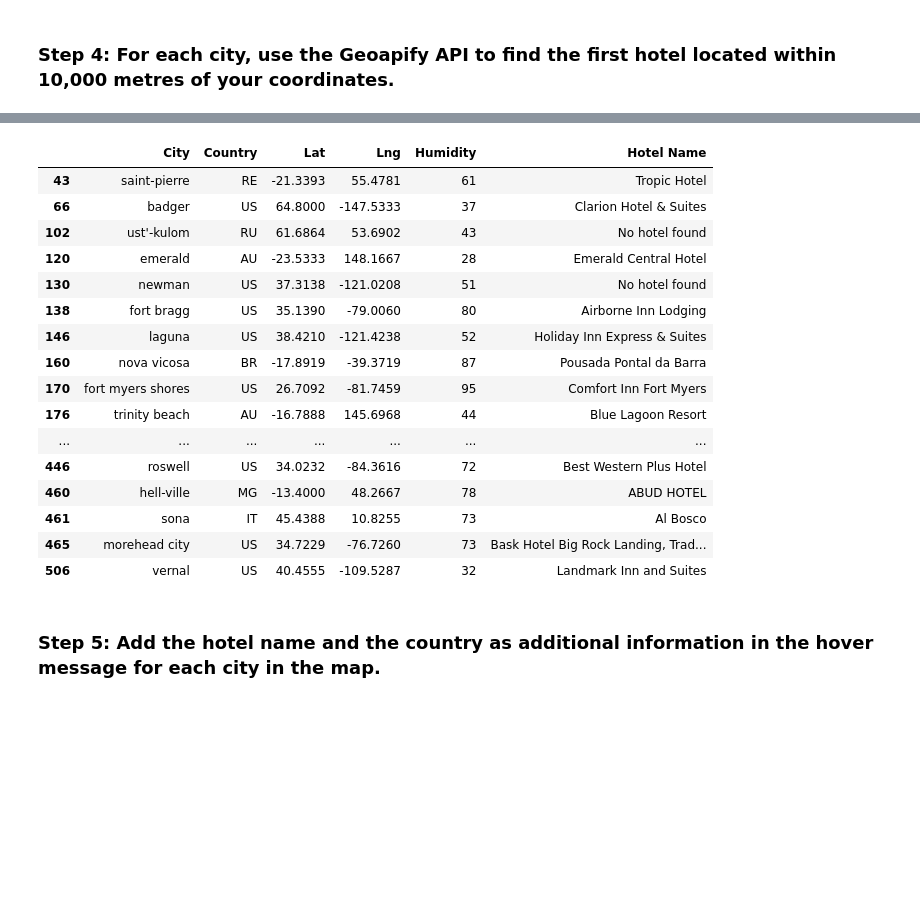
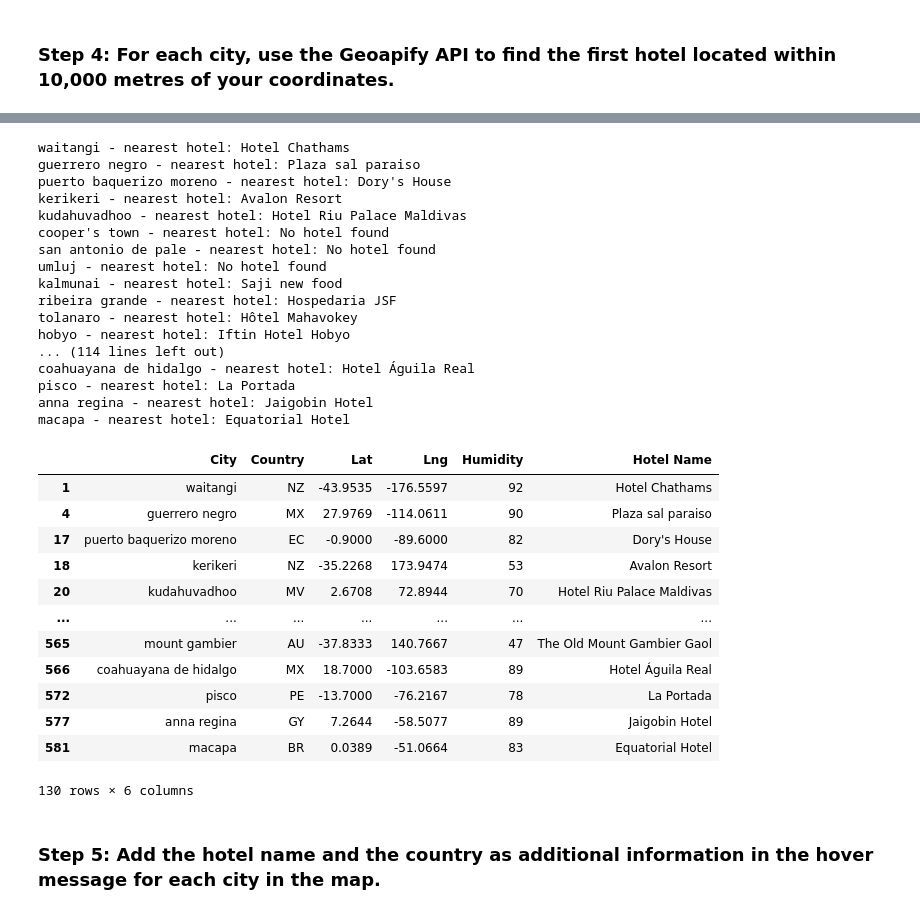
Before and after one commit to Bwjohnson1005/Python_api_challenge, a Jupyter notebook: VacationPy.ipynb, the cells around one changed output, grey strips where cells are left out. Drawn from its saved outputs; the diff is of its cells as text; code cells hidden in the pictures; blank space fills up the shorter version.

```diff
--- a/VacationPy.ipynb
+++ b/VacationPy.ipynb
@@ -48,12 +52,18 @@ city_data_df.head()
 ### Step 2: Narrow down the `city_data_df` DataFrame to find your ideal weather condition
 # %%
 # Narrow down cities that fit criteria and drop any results with null values
-# YOUR CODE HERE
+max_temp = 90
+min_temp = 60
+
+max_clouds = 75
+
+brandons_ideal_spots = city_data_df[(city_data_df['Max Temp'] < max_temp) & (city_data_df['Max Temp'] > min_temp)
+                                    & (city_data_df['Cloudiness'] < max_clouds)]
 
 # Drop any rows with null values
-# YOUR CODE HERE
+brandons_ideal_spots = brandons_ideal_spots.dropna()
 
 # Display sample data
-# YOUR CODE HERE
+brandons_ideal_spots
 # %% [output]
 |  | City_ID | City | Lat | Lng | Max Temp | Humidity | Cloudiness | Wind Speed | Country | Date |
@@ -77,12 +83,12 @@ city_data_df.head()
 ### Step 3: Create a new DataFrame called `hotel_df`.
 # %%
 # Use the Pandas copy function to create DataFrame called hotel_df to store the city, country, coordinates, and humidity
-# YOUR CODE HERE
+hotel_df = brandons_ideal_spots.loc[:,['City','Country',  'Lat', 'Lng', 'Humidity']]
 
 # Add an empty column, "Hotel Name," to the DataFrame so you can store the hotel found using the Geoapify API
-# YOUR CODE HERE
+hotel_df['Hotel Name'] = np.nan
 
 # Display sample data
-# YOUR CODE HERE
+hotel_df
 # %% [output]
 |  | City | Country | Lat | Lng | Humidity | Hotel Name |
@@ -106,9 +108,11 @@ city_data_df.head()
 ### Step 4: For each city, use the Geoapify API to find the first hotel located within 10,000 metres of your coordinates.
 # %%
 # Set parameters to search for a hotel
-radius = # YOUR CODE HERE
+radius =50000
 params = {
-    # YOUR CODE HERE
+    "categories":"accommodation.hotel",
+    "apiKey": geoapify_key,
+    "limit": 1
 }
 
 # Print a message to follow up the hotel search
@@ -117,20 +121,21 @@ print("Starting hotel search")
 # Iterate through the hotel_df DataFrame
 for index, row in hotel_df.iterrows():
     # get latitude, longitude from the DataFrame
-    # YOUR CODE HERE
+    lat = row['Lat']
+    lng = row['Lng']
 
     # Add the current city's latitude and longitude to the params dictionary
-    params["filter"] = # YOUR CODE HERE
-    params["bias"] = # YOUR CODE HERE
+    params["filter"] =  f"circle:{lng},{lat},{radius}"
+    params["bias"] = f"proximity:{lng},{lat}"
 
     # Set base URL
     base_url = "https://api.geoapify.com/v2/places"
 
     # Make and API request using the params dictionary
-    name_address = # YOUR CODE HERE
+    name_address = requests.get(base_url, params=params)
 
     # Convert the API response to JSON format
-    name_address = # YOUR CODE HERE
+    name_address =  name_address.json()
 
     # Grab the first hotel from the results and store the name in the hotel_df DataFrame
     try:
@@ -165,20 +154,33 @@ vernal - nearest hotel: Landmark Inn and Suites
+waitangi - nearest hotel: Hotel Chathams
+guerrero negro - nearest hotel: Plaza sal paraiso
+puerto baquerizo moreno - nearest hotel: Dory's House
+kerikeri - nearest hotel: Avalon Resort
+kudahuvadhoo - nearest hotel: Hotel Riu Palace Maldivas
+cooper's town - nearest hotel: No hotel found
+san antonio de pale - nearest hotel: No hotel found
+umluj - nearest hotel: No hotel found
+kalmunai - nearest hotel: Saji new food
+ribeira grande - nearest hotel: Hospedaria JSF
+tolanaro - nearest hotel: Hôtel Mahavokey
+hobyo - nearest hotel: Iftin Hotel Hobyo
+... (114 lines left out)
+coahuayana de hidalgo - nearest hotel: Hotel Águila Real
+pisco - nearest hotel: La Portada
+anna regina - nearest hotel: Jaigobin Hotel
+macapa - nearest hotel: Equatorial Hotel
 |  | City | Country | Lat | Lng | Humidity | Hotel Name |
-| 43 | saint-pierre | RE | -21.3393 | 55.4781 | 61 | Tropic Hotel |
-| 66 | badger | US | 64.8000 | -147.5333 | 37 | Clarion Hotel & Suites |
-| 102 | ust'-kulom | RU | 61.6864 | 53.6902 | 43 | No hotel found |
-| 120 | emerald | AU | -23.5333 | 148.1667 | 28 | Emerald Central Hotel |
-| 130 | newman | US | 37.3138 | -121.0208 | 51 | No hotel found |
-| 138 | fort bragg | US | 35.1390 | -79.0060 | 80 | Airborne Inn Lodging |
-| 146 | laguna | US | 38.4210 | -121.4238 | 52 | Holiday Inn Express & Suites |
-| 160 | nova vicosa | BR | -17.8919 | -39.3719 | 87 | Pousada Pontal da Barra |
-| 170 | fort myers shores | US | 26.7092 | -81.7459 | 95 | Comfort Inn Fort Myers |
-| 176 | trinity beach | AU | -16.7888 | 145.6968 | 44 | Blue Lagoon Resort |
+| 1 | waitangi | NZ | -43.9535 | -176.5597 | 92 | Hotel Chathams |
+| 4 | guerrero negro | MX | 27.9769 | -114.0611 | 90 | Plaza sal paraiso |
+| 17 | puerto baquerizo moreno | EC | -0.9000 | -89.6000 | 82 | Dory's House |
+| 18 | kerikeri | NZ | -35.2268 | 173.9474 | 53 | Avalon Resort |
+| 20 | kudahuvadhoo | MV | 2.6708 | 72.8944 | 70 | Hotel Riu Palace Maldivas |
 | ... | ... | ... | ... | ... | ... | ... |
-| 446 | roswell | US | 34.0232 | -84.3616 | 72 | Best Western Plus Hotel |
-| 460 | hell-ville | MG | -13.4000 | 48.2667 | 78 | ABUD HOTEL |
-| 461 | sona | IT | 45.4388 | 10.8255 | 73 | Al Bosco |
-| 465 | morehead city | US | 34.7229 | -76.7260 | 73 | Bask Hotel Big Rock Landing, Trad... |
-| 506 | vernal | US | 40.4555 | -109.5287 | 32 | Landmark Inn and Suites |
+| 565 | mount gambier | AU | -37.8333 | 140.7667 | 47 | The Old Mount Gambier Gaol |
+| 566 | coahuayana de hidalgo | MX | 18.7000 | -103.6583 | 89 | Hotel Águila Real |
+| 572 | pisco | PE | -13.7000 | -76.2167 | 78 | La Portada |
+| 577 | anna regina | GY | 7.2644 | -58.5077 | 89 | Jaigobin Hotel |
+| 581 | macapa | BR | 0.0389 | -51.0664 | 83 | Equatorial Hotel |
+130 rows × 6 columns
 # %% [markdown]
 ### Step 5: Add the hotel name and the country as additional information in the hover message for each city in the map.
 # %%
```
Also changed, not shown: parts of 7 cells of this notebook.
